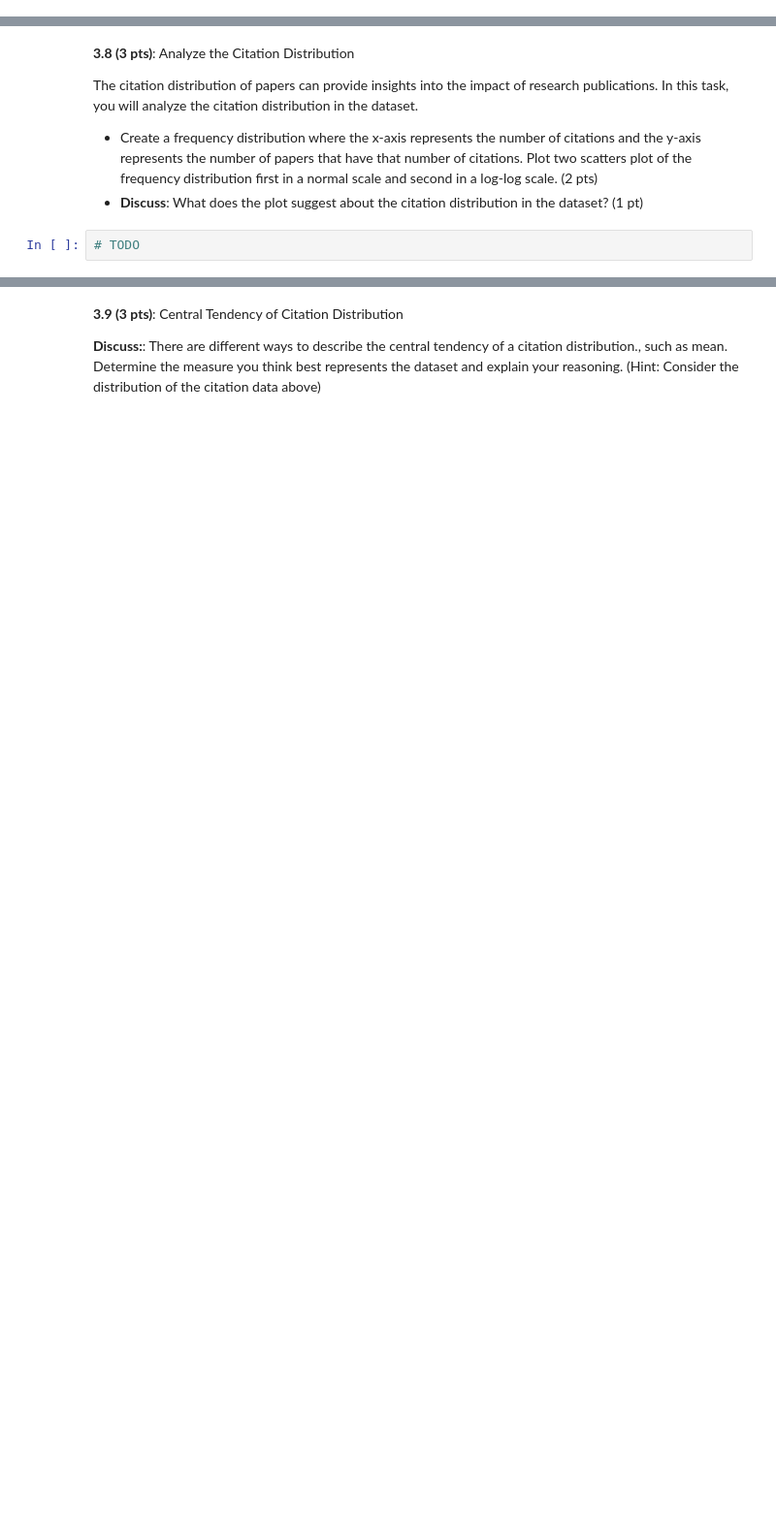
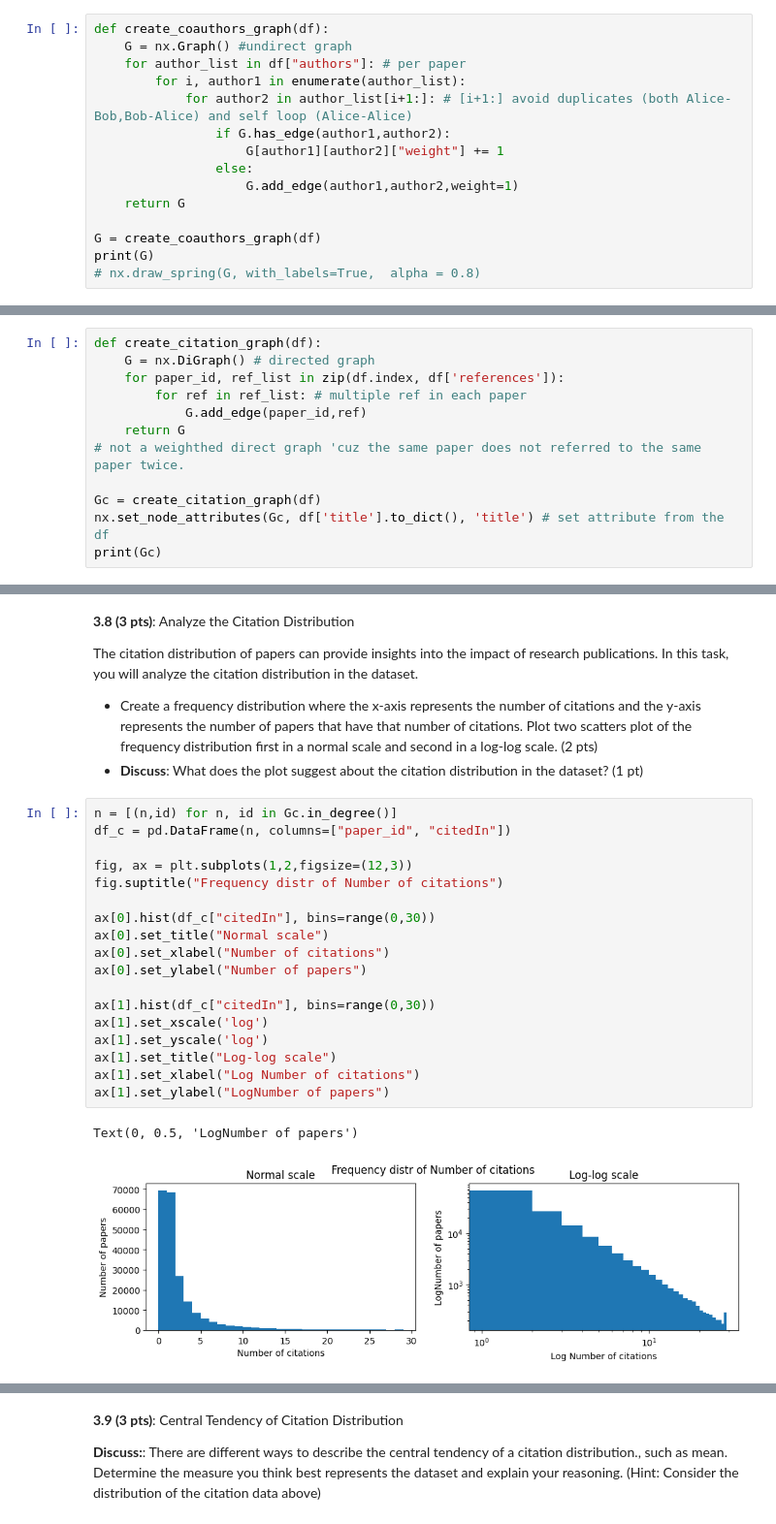
Before and after one commit to sevesoletizia/ADA, a Jupyter notebook: Exam/exam '24/exam SOL LETI.ipynb, the cells around one changed output, grey strips where cells are left out. Shown at 97% size. Cells and saved outputs as stored; diff of their text form; blank space fills up the shorter version.

```diff
--- a/Exam/exam '24/exam SOL LETI.ipynb
+++ b/Exam/exam '24/exam SOL LETI.ipynb
@@ -556,0 +618,15 @@ For a paper authored by ["Alice", "Bob", "Charlie"], the graph should include:
+# %%
+def create_coauthors_graph(df):
+    G = nx.Graph() #undirect graph
+    for author_list in df["authors"]: # per paper
+        for i, author1 in enumerate(author_list):
+            for author2 in author_list[i+1:]: # [i+1:] avoid duplicates (both Alice-Bob,Bob-Alice) and self loop (Alice-Alice)
+                if G.has_edge(author1,author2):
+                    G[author1][author2]["weight"] += 1
+                else:
+                    G.add_edge(author1,author2,weight=1)
+    return G
+
+G = create_coauthors_graph(df)
+print(G)
+# nx.draw_spring(G, with_labels=True,  alpha = 0.8)
@@ -594,0 +712,12 @@ First, let's create a citation network where:
+# %%
+def create_citation_graph(df):
+    G = nx.DiGraph() # directed graph
+    for paper_id, ref_list in zip(df.index, df['references']):
+        for ref in ref_list: # multiple ref in each paper
+            G.add_edge(paper_id,ref)
+    return G
+# not a weighthed direct graph 'cuz the same paper does not referred to the same paper twice.
+
+Gc = create_citation_graph(df)
+nx.set_node_attributes(Gc, df['title'].to_dict(), 'title') # set attribute from the df
+print(Gc)
@@ -600,5 +749,24 @@ The citation distribution of papers can provide insights into the impact of rese
 <!-- - Plot the number of papers having a certain level of citation x (x-axis) against x (y-axis) in a log-log scale. -->
 - Create a frequency distribution where the x-axis represents the number of citations and the y-axis represents the number of papers that have that number of citations. Plot two scatters plot of the frequency distribution first in a normal scale and second in a log-log scale. (2 pts)
 - **Discuss**: What does the plot suggest about the citation distribution in the dataset? (1 pt)
-# %%
-# TODO
+# %%
+n = [(n,id) for n, id in Gc.in_degree()]
+df_c = pd.DataFrame(n, columns=["paper_id", "citedIn"])
+
+fig, ax = plt.subplots(1,2,figsize=(12,3))
+fig.suptitle("Frequency distr of Number of citations")
+
+ax[0].hist(df_c["citedIn"], bins=range(0,30))
+ax[0].set_title("Normal scale")
+ax[0].set_xlabel("Number of citations")
+ax[0].set_ylabel("Number of papers")
+
+ax[1].hist(df_c["citedIn"], bins=range(0,30))
+ax[1].set_xscale('log')
+ax[1].set_yscale('log')
+ax[1].set_title("Log-log scale")
+ax[1].set_xlabel("Log Number of citations")
+ax[1].set_ylabel("LogNumber of papers")
+# %% [output]
+Text(0, 0.5, 'LogNumber of papers')
+[figure, added]
```
Also changed, not shown: parts of 32 cells of this notebook, 4 other files.
